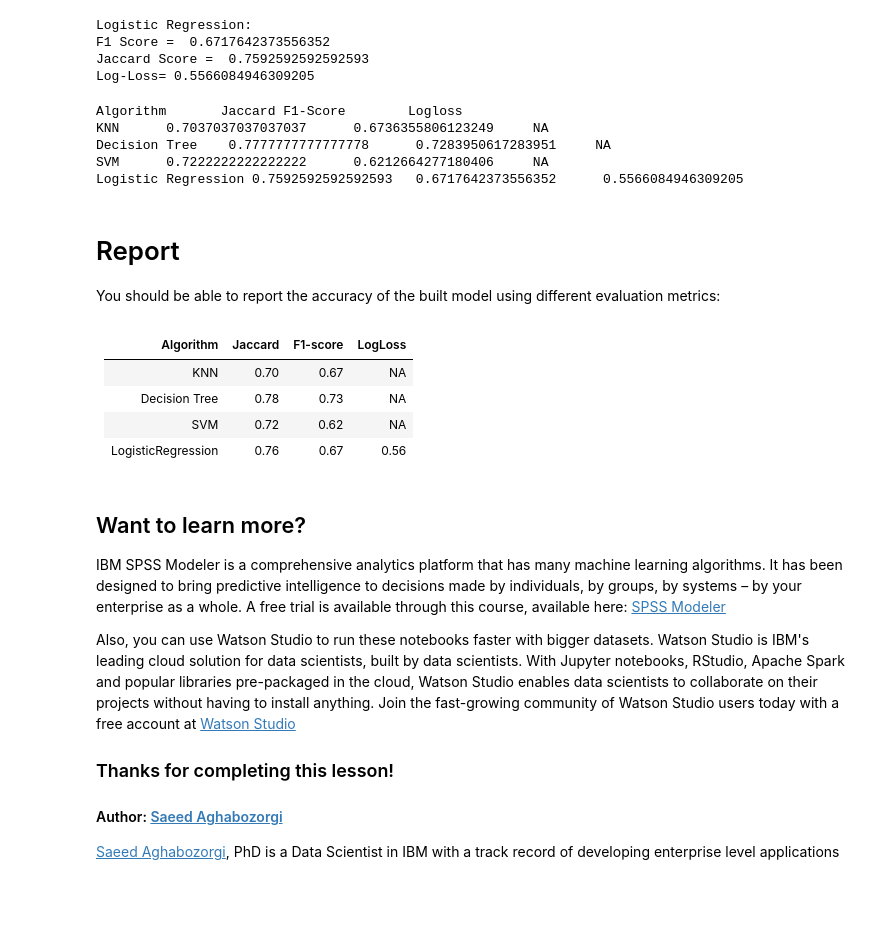
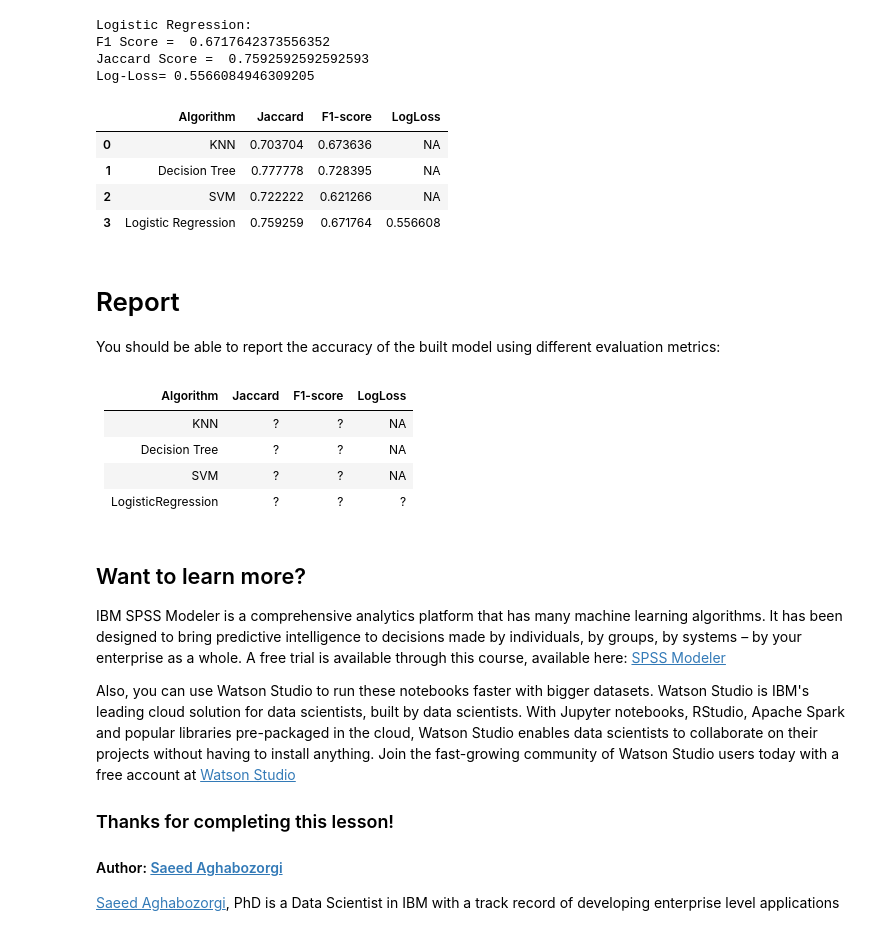
Before and after one commit to ladhaakhilesh/coursera-project, a Jupyter notebook: Coursera-Week6-Assignment.ipynb, the cells around one changed output. Cells and saved outputs as stored; diff of their text form; code cells hidden in the pictures; blank space fills up the shorter version.

```diff
--- a/Coursera-Week6-Assignment.ipynb
+++ b/Coursera-Week6-Assignment.ipynb
@@ -508,29 +508,27 @@ Log-Loss= 0.5566084946309205
 # %%
 #Creating DataFrame to report evaluation scores
 result_frame = pd.DataFrame(columns=['Algorithm', 'Jaccard', 'F1-score','LogLoss'])
 result_frame = result_frame.append({'Algorithm':"KNN",'Jaccard':KNN_jaccard,'F1-score':KNN_f1_score,'LogLoss':'NA'},ignore_index=True)
 result_frame = result_frame.append({'Algorithm':"Decision Tree",'Jaccard':DecisionTree_jaccard,'F1-score':DecisionTree_f1_score,'LogLoss':'NA'},ignore_index=True)
-result_frame = result_frame.append({'Algorithm':"SVM",'Jaccard':KNN_jaccard,'F1-score':KNN_f1_score,'LogLoss':'NA'},ignore_index=True)
-result_frame = result_frame.append({'Algorithm':"KNN",'Jaccard':KNN_jaccard,'F1-score':KNN_f1_score,'LogLoss':'NA'},ignore_index=True)
-
-print('\t',SVM_jaccard,'\t',SVM_f1_score,'\tNA')
-print('Logistic Regression',Logistic_jaccard,'\t',Logistic_f1_score,'\t',Logistic_logloss)
+result_frame = result_frame.append({'Algorithm':"SVM",'Jaccard':SVM_jaccard,'F1-score':SVM_f1_score,'LogLoss':'NA'},ignore_index=True)
+result_frame = result_frame.append({'Algorithm':"Logistic Regression",'Jaccard':Logistic_jaccard,'F1-score':Logistic_f1_score,'LogLoss':Logistic_logloss},ignore_index=True)
+result_frame
 # %% [output]
-Algorithm       Jaccard F1-Score        Logloss
-KNN      0.7037037037037037      0.6736355806123249     NA
-Decision Tree    0.7777777777777778      0.7283950617283951     NA
-SVM      0.7222222222222222      0.6212664277180406     NA
-Logistic Regression 0.7592592592592593   0.6717642373556352      0.5566084946309205
+|  | Algorithm | Jaccard | F1-score | LogLoss |
+| 0 | KNN | 0.703704 | 0.673636 | NA |
+| 1 | Decision Tree | 0.777778 | 0.728395 | NA |
+| 2 | SVM | 0.722222 | 0.621266 | NA |
+| 3 | Logistic Regression | 0.759259 | 0.671764 | 0.556608 |
 # %% [markdown]
 # Report
 You should be able to report the accuracy of the built model using different evaluation metrics:
 # %% [markdown]
 | Algorithm          | Jaccard | F1-score | LogLoss |
 |--------------------|---------|----------|---------|
-| KNN                | 0.70    | 0.67     | NA      |
-| Decision Tree      | 0.78    | 0.73     | NA      |
-| SVM                | 0.72    | 0.62     | NA      |
-| LogisticRegression | 0.76    | 0.67     | 0.56    |
+| KNN                | ?       | ?        | NA      |
+| Decision Tree      | ?       | ?        | NA      |
+| SVM                | ?       | ?        | NA      |
+| LogisticRegression | ?       | ?        | ?       |
 # %% [markdown]
 <h2>Want to learn more?</h2>
 
```
Also changed, not shown: parts of 2 cells of this notebook.
